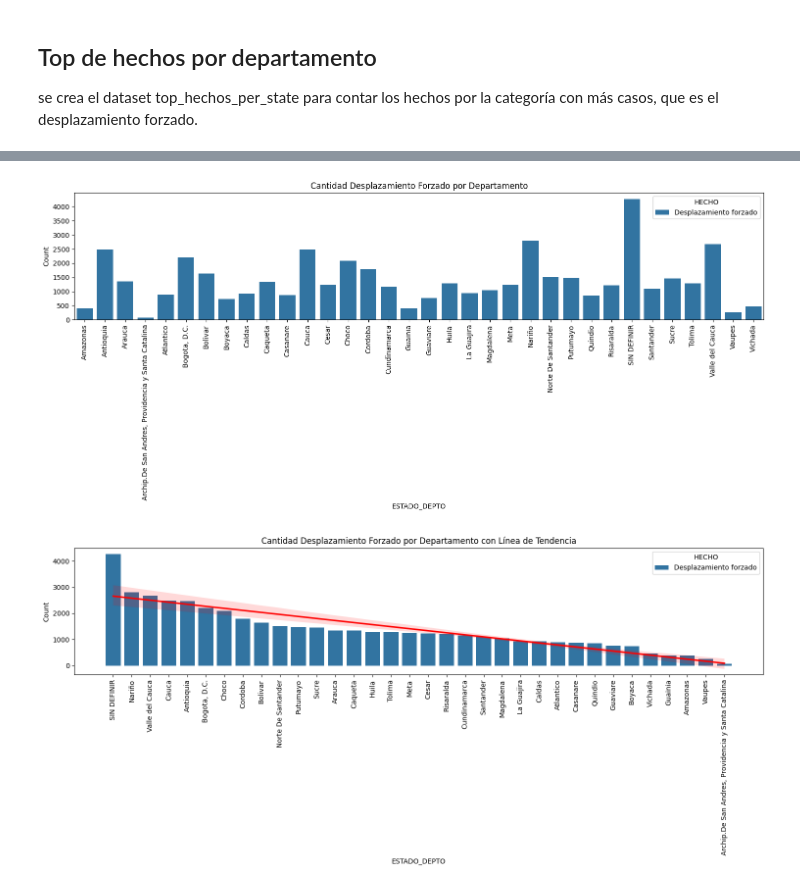
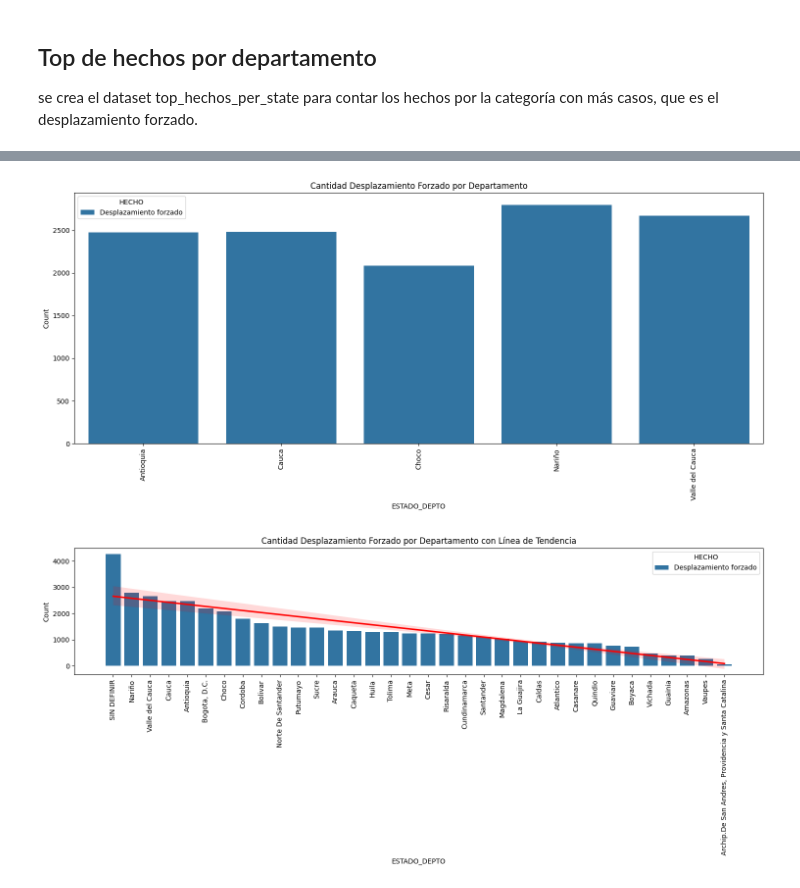
Before and after one commit to oviedokaren19/bc_G3_analisis_victimas, a Jupyter notebook: rama_nueva/sprint2.ipynb, the cells around one changed output, grey strips where cells are left out. Cells and saved outputs as stored; diff of their text form; code cells hidden in the pictures.

```diff
--- a/rama_nueva/sprint2.ipynb
+++ b/rama_nueva/sprint2.ipynb
@@ -126,10 +134,11 @@ plt.show()
 # Frecuencia
 Se analiza el dataframe `df_filtrado` con más frecuencia de hechos victimizante, haciendo un top por departamento. Se crea la columna count que es la cantidad de hechos victimizantes según el código.
 # %%
-top_estados_list = top_estados['ESTADO_DEPTO'].tolist()
-df_top_states = df_filtrado[df_filtrado['ESTADO_DEPTO'].isin(top_estados_list)]
+#top_estados_list = top_estados['ESTADO_DEPTO'].tolist()
+top_estados_list_2 = top_estados_list[1:6]
+df_top_states_2 = df_filtrado[df_filtrado['ESTADO_DEPTO'].isin(top_estados_list_2)]
 #display(df_top_states.head())
-hecho_counts = df_top_states.groupby(['ESTADO_DEPTO', 'HECHO']).size().to_frame(name='Count').reset_index()
-display(hecho_counts.head())
+hecho_counts_2 = df_top_states_2.groupby(['ESTADO_DEPTO', 'HECHO']).size().to_frame(name='Count').reset_index()
+display(hecho_counts_2.head())
 # %% [output]
 |  | ESTADO_DEPTO | HECHO | Count |
@@ -143,7 +152,7 @@ display(hecho_counts.head())
 
 se crea el dataset top_hechos_per_state para contar los hechos por la categoría con más casos, que es el desplazamiento forzado.
 # %%
-top_hechos_per_state = hecho_counts.loc[hecho_counts.groupby('ESTADO_DEPTO')['Count'].idxmax()]
-display(top_hechos_per_state)
+top_hechos_per_state_2 = hecho_counts_2.loc[hecho_counts_2.groupby('ESTADO_DEPTO')['Count'].idxmax()]
+display(top_hechos_per_state_2)
 # %% [output]
 |  | ESTADO_DEPTO | HECHO | Count |
@@ -166,10 +164,10 @@ display(top_hechos_per_state)
 # %%
 plt.figure(figsize=(15, 7))
-sns.barplot(x='ESTADO_DEPTO', y='Count', hue='HECHO', data=top_hechos_per_state)
+sns.barplot(x='ESTADO_DEPTO', y='Count', hue='HECHO', data=top_hechos_per_state_2)
 plt.title('Cantidad Desplazamiento Forzado por Departamento')
 plt.xticks(rotation=90)
 plt.tight_layout()
 plt.show()
 # %% [output]
-[figure, old version]
+[figure, new version]
 # %%
```
Also changed, not shown: parts of 8 cells of this notebook.
